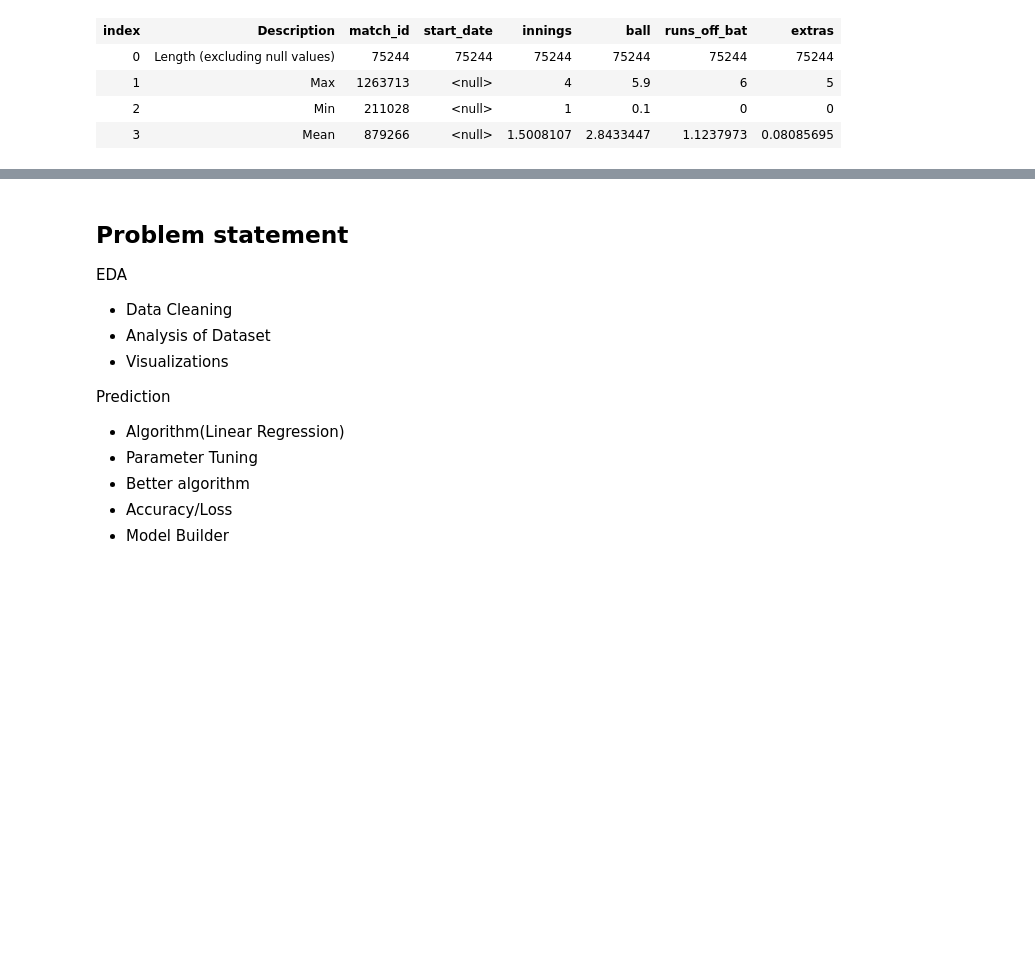
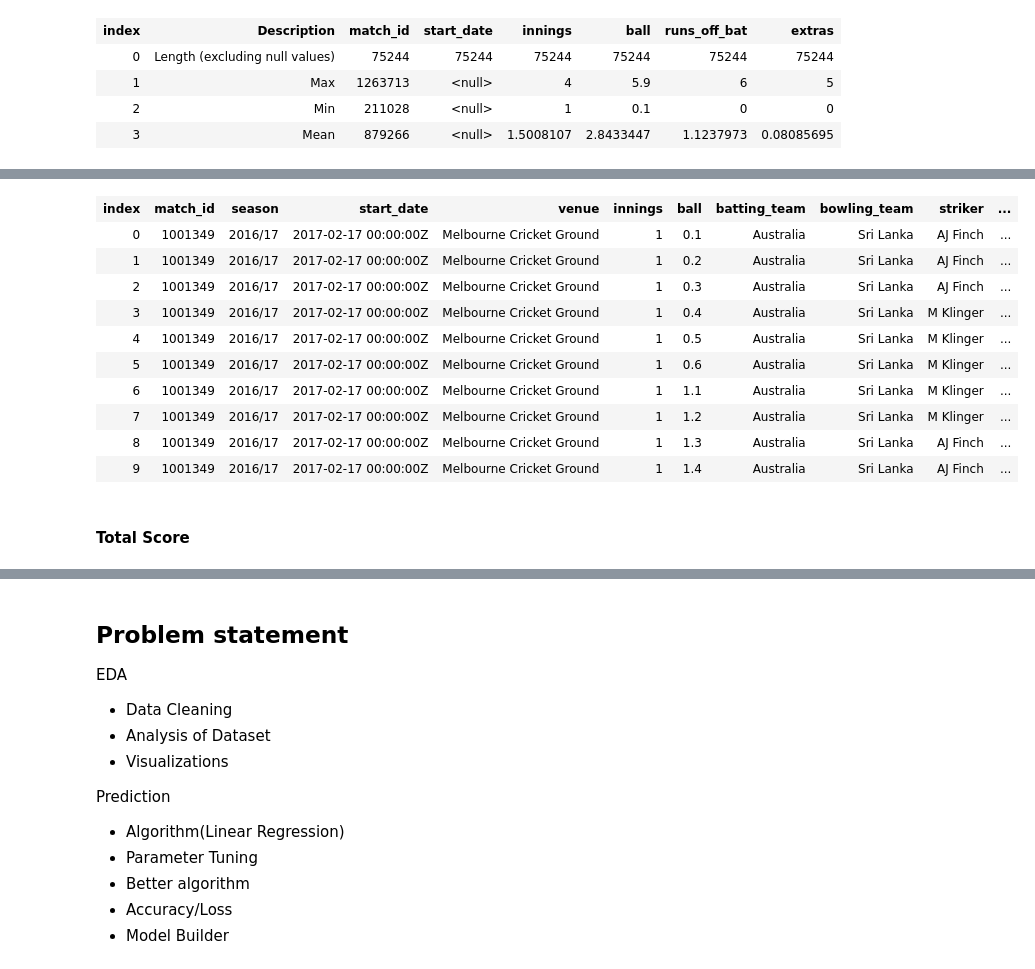
Before and after one commit to praveenraghuvanshi/tech-sessions, a Jupyter notebook: drafts/Sport Analytics/CricketAnalysis.ipynb, the cells around one changed output, grey strips where cells are left out. Saved outputs shown, nothing was run; the diff lists cells and outputs as text; code cells hidden in the pictures; blank space fills up the shorter version.

```diff
--- a/drafts/Sport Analytics/CricketAnalysis.ipynb
+++ b/drafts/Sport Analytics/CricketAnalysis.ipynb
@@ -240,0 +253,4 @@ sixOverDataFrame.Description()
+# %%
+// Add a column for Total Score
+sixOverDataFrame.Columns.Add(new PrimitiveDataFrameColumn<int>("score", sixOverDataFrame.Rows.Count));
+sixOverDataFrame.Columns["score"] = sixOverDataFrame.Columns["runs_off_bat"] + sixOverDataFrame.Columns["extras"];
@@ -240,0 +263,16 @@ sixOverDataFrame.Description()
+# %%
+sixOverDataFrame.Head(20)
+# %% [output]
+| index | match_id | season | start_date | venue | innings | ball | batting_team | bowling_team | striker | ... |
+| 0 | 1001349 | 2016/17 | 2017-02-17 00:00:00Z | Melbourne Cricket Ground | 1 | 0.1 | Australia | Sri Lanka | AJ Finch | ... |
+| 1 | 1001349 | 2016/17 | 2017-02-17 00:00:00Z | Melbourne Cricket Ground | 1 | 0.2 | Australia | Sri Lanka | AJ Finch | ... |
+| 2 | 1001349 | 2016/17 | 2017-02-17 00:00:00Z | Melbourne Cricket Ground | 1 | 0.3 | Australia | Sri Lanka | AJ Finch | ... |
+| 3 | 1001349 | 2016/17 | 2017-02-17 00:00:00Z | Melbourne Cricket Ground | 1 | 0.4 | Australia | Sri Lanka | M Klinger | ... |
+| 4 | 1001349 | 2016/17 | 2017-02-17 00:00:00Z | Melbourne Cricket Ground | 1 | 0.5 | Australia | Sri Lanka | M Klinger | ... |
+| 5 | 1001349 | 2016/17 | 2017-02-17 00:00:00Z | Melbourne Cricket Ground | 1 | 0.6 | Australia | Sri Lanka | M Klinger | ... |
+| 6 | 1001349 | 2016/17 | 2017-02-17 00:00:00Z | Melbourne Cricket Ground | 1 | 1.1 | Australia | Sri Lanka | M Klinger | ... |
+| 7 | 1001349 | 2016/17 | 2017-02-17 00:00:00Z | Melbourne Cricket Ground | 1 | 1.2 | Australia | Sri Lanka | M Klinger | ... |
+| 8 | 1001349 | 2016/17 | 2017-02-17 00:00:00Z | Melbourne Cricket Ground | 1 | 1.3 | Australia | Sri Lanka | AJ Finch | ... |
+| 9 | 1001349 | 2016/17 | 2017-02-17 00:00:00Z | Melbourne Cricket Ground | 1 | 1.4 | Australia | Sri Lanka | AJ Finch | ... |
+# %% [markdown]
+#### Total Score
```
Also changed, not shown: parts of 9 cells of this notebook.
